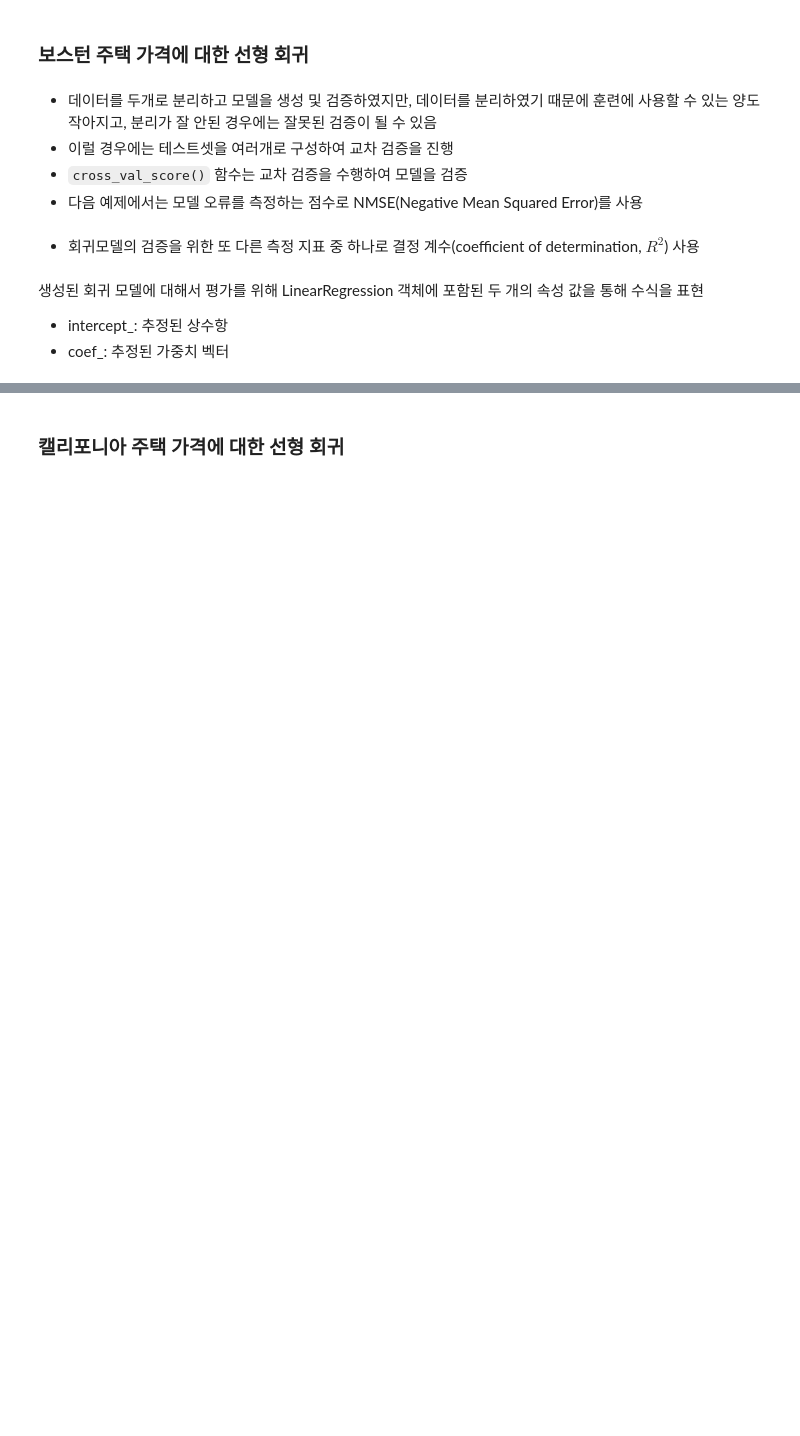
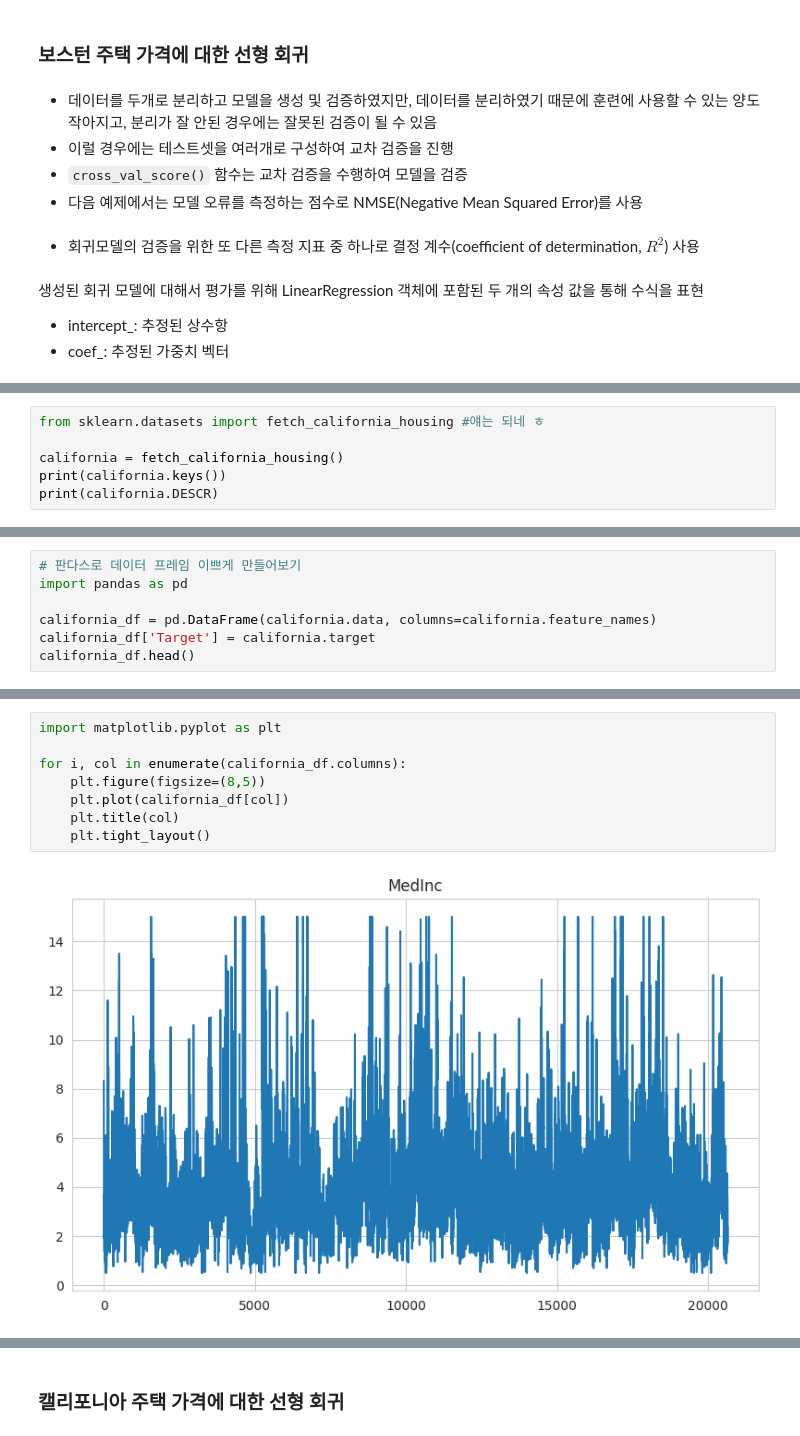
Before and after one commit to kwanization/Machine_Learning_Study, a Jupyter notebook: _3_선형_모델(Linear_Models).ipynb, the cells around one changed output, grey strips where cells are left out. Cells and saved outputs as stored; diff of their text form; blank space fills up the shorter version.

```diff
--- a/_3_선형_모델(Linear_Models).ipynb
+++ b/_3_선형_모델(Linear_Models).ipynb
@@ -87,0 +144,6 @@ MSE = \frac{1}{N} \sum_{i=1}^{N}(y_i - \hat{y}_i)^2
+# %%
+from sklearn.datasets import fetch_california_housing #얘는 되네 ㅎ
+
+california = fetch_california_housing()
+print(california.keys())
+print(california.DESCR)
@@ -87,0 +168,7 @@ MSE = \frac{1}{N} \sum_{i=1}^{N}(y_i - \hat{y}_i)^2
+# %%
+# 판다스로 데이터 프레임 이쁘게 만들어보기
+import pandas as pd
+
+california_df = pd.DataFrame(california.data, columns=california.feature_names)
+california_df['Target'] = california.target
+california_df.head()
@@ -87,0 +194,10 @@ MSE = \frac{1}{N} \sum_{i=1}^{N}(y_i - \hat{y}_i)^2
+# %%
+import matplotlib.pyplot as plt
+
+for i, col in enumerate(california_df.columns):
+    plt.figure(figsize=(8,5))
+    plt.plot(california_df[col])
+    plt.title(col)
+    plt.tight_layout()
+# %% [output]
+[figure, added]
```
Also changed, not shown: parts of 19 cells of this notebook.
